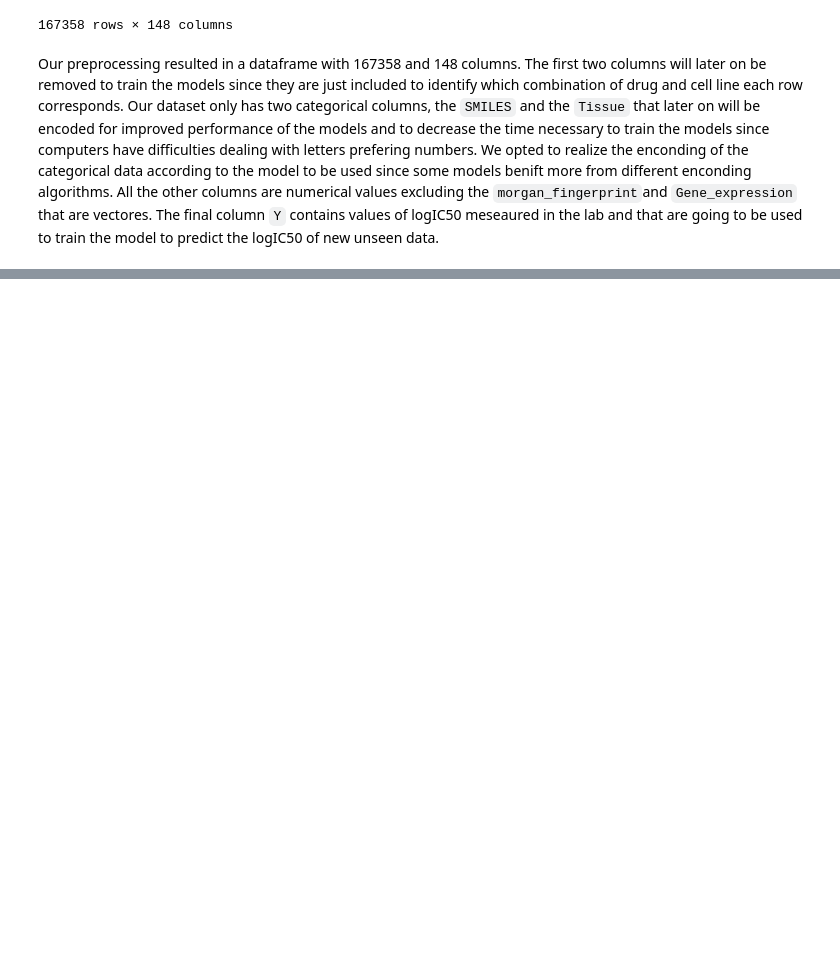
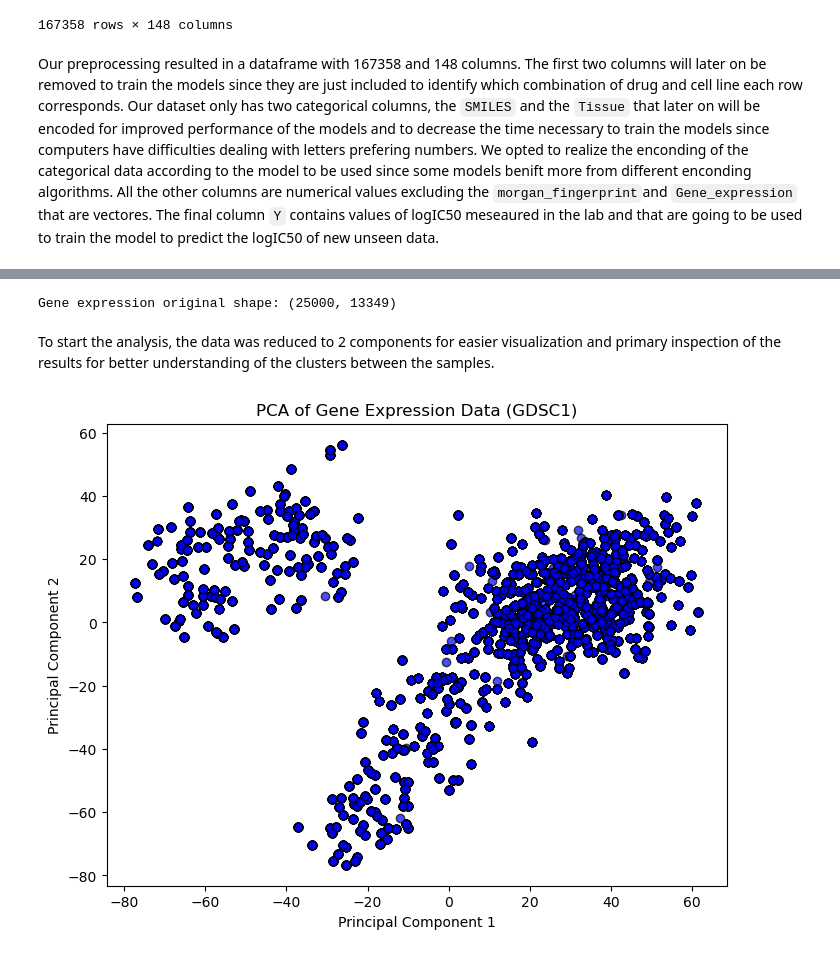
Before and after one commit to ricardofoliveira61/ML-data-analysis, a Jupyter notebook: part_1.ipynb, the cells around one changed output, grey strips where cells are left out. Saved outputs shown, nothing was run; the diff lists cells and outputs as text; code cells hidden in the pictures; blank space fills up the shorter version.

```diff
--- a/part_1.ipynb
+++ b/part_1.ipynb
@@ -672,0 +728,5 @@ filtered_GDSC.to_pickle(path="data/filtered_GDSC.pkl")
+# %%
+tissue = filtered_GDSC['Tissue'].iloc[:25000]
+gene_exp = filtered_GDSC['Gene_expression'].iloc[:25000]
+morgan_fingerprints = filtered_GDSC['morgan_fingerprints'].iloc[:25000]
+dataset_filtrado = filtered_GDSC.iloc[:25000]
@@ -672,0 +752,24 @@ filtered_GDSC.to_pickle(path="data/filtered_GDSC.pkl")
+# %%
+gene_expression = np.array(gene_exp)
+gene_expression = np.stack(gene_expression)
+print("Gene expression original shape:",gene_expression.shape)
+# %% [output]
+Gene expression original shape: (25000, 13349)
+# %%
+gene_expressions_scaled = StandardScaler().fit_transform(gene_expression)
+# %% [markdown]
+To start the analysis, the data was reduced to 2 components for easier visualization and primary inspection of the results for better understanding of the clusters between the samples.
+# %%
+# Dimensionality reduction for gene expression
+pca = PCA(n_components=2)
+pca_result = pca.fit_transform(gene_expressions_scaled)
+
+# Visualization of PCA result
+plt.figure(figsize=(8, 6))
+plt.scatter(pca_result[:, 0], pca_result[:, 1], c='blue', edgecolor='k', alpha=0.7)
+plt.title("PCA of Gene Expression Data (GDSC1)")
+plt.xlabel("Principal Component 1")
+plt.ylabel("Principal Component 2")
+plt.show()
+# %% [output]
+[figure, added]
```
Also changed, not shown: parts of 54 cells of this notebook.
